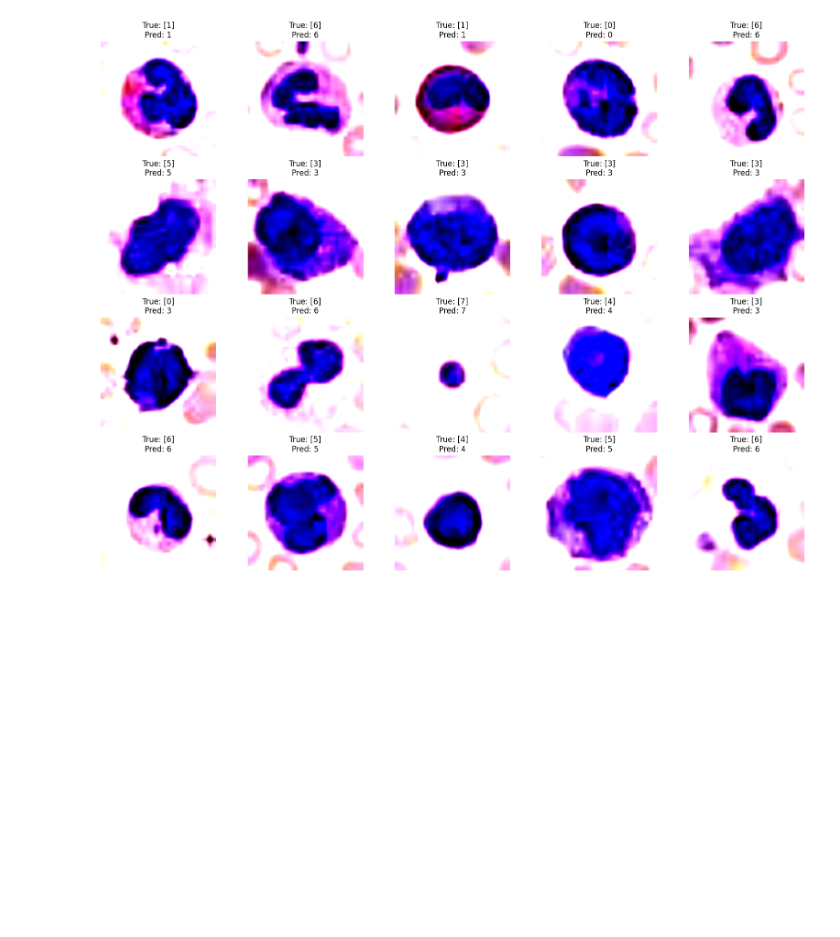
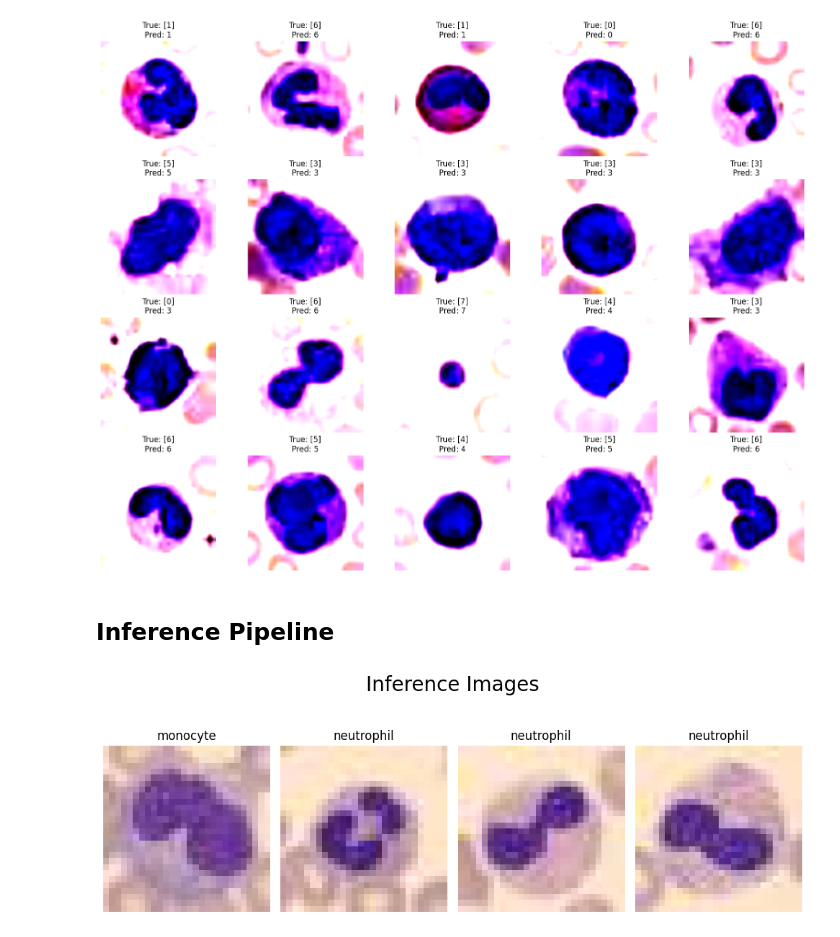
Before and after one commit to DhiaElhak-Ezzeddini/Vision_Transformer_for_Microscopy_Images_Classification, a Jupyter notebook: BloodMNIST_Dataset.ipynb, the cells around one changed output. Drawn from its saved outputs; the diff is of its cells as text; code cells hidden in the pictures; blank space fills up the shorter version.

```diff
--- a/BloodMNIST_Dataset.ipynb
+++ b/BloodMNIST_Dataset.ipynb
@@ -596,3 +627,25 @@ for i, idx in enumerate(indices):
 plt.show()
 # %% [output]
 [figure]
+# %% [markdown]
+## Inference Pipeline
+# %%
+## Inference pipeline , (one image at a time)
+Inference_data = BloodMNIST(split="test",download=True)
+class_names = list(train_aug1_dataset.info["label"].values())
+
+plt.figure(figsize=(10, 4))
+title = "Inference Images"
+for i in range(4):
+    plt.subplot(1, 4, i + 1)
+    img , label = Inference_data[i+10]
+    #img = img.permute(1, 2, 0).numpy()
+    plt.imshow(img)
+    plt.title(class_names[int(label.item())])
+    plt.axis('off')
+
+plt.suptitle(title, size=20)
+plt.tight_layout()
+plt.show()
+# %% [output]
+[figure, added]
```
Also changed, not shown: parts of 15 cells of this notebook.
